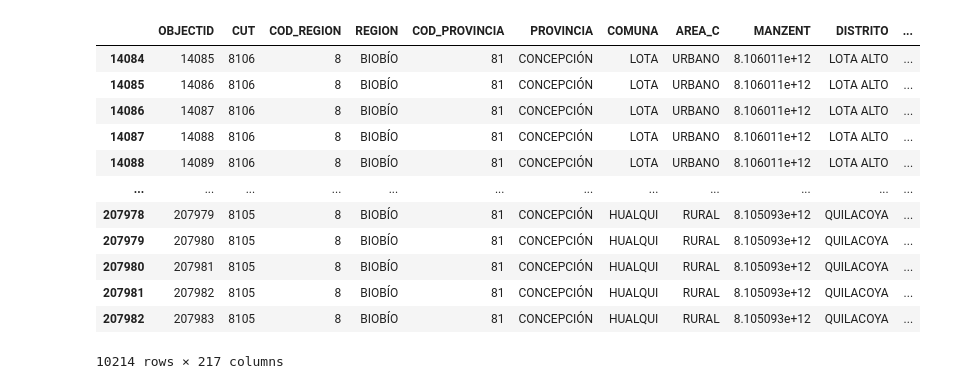
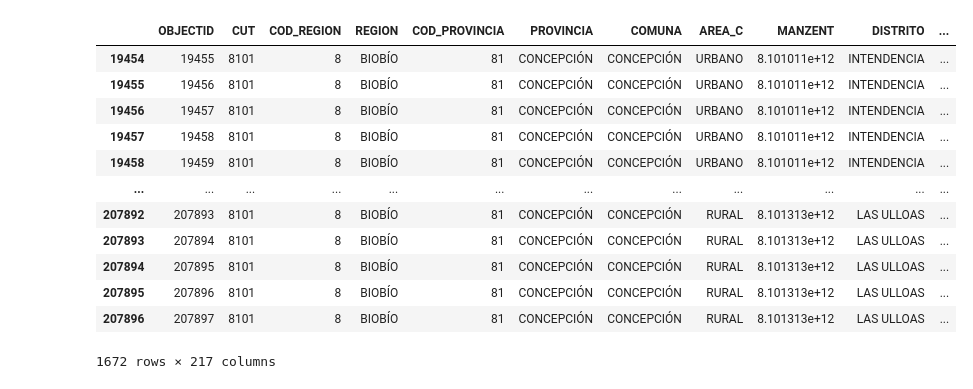
Before and after one commit to zetaso/accessity, a Jupyter notebook: accessibility_calculation.ipynb, the cells around one changed output. Cells and saved outputs as stored; diff of their text form; code cells hidden in the pictures.

```diff
--- a/accessibility_calculation.ipynb
+++ b/accessibility_calculation.ipynb
@@ -23,22 +25,23 @@ area
 # %%
 # load blocks from census
 # i will use this after to assign n_per value to each origin point
 
 blocks_gdf = gpd.read_parquet("blocks/Cartografia_censo2024_Pais_Manzanas.parquet")
-blocks_gdf = blocks_gdf[blocks_gdf.PROVINCIA == "CONCEPCIÓN"]
+blocks_gdf = blocks_gdf[blocks_gdf.COMUNA == "CONCEPCIÓN"]
+# blocks_gdf = blocks_gdf[blocks_gdf.PROVINCIA == "CONCEPCIÓN"]
 blocks_gdf = blocks_gdf[blocks_gdf.n_per > 0]
 blocks_gdf
 # %% [output]
 |  | OBJECTID | CUT | COD_REGION | REGION | COD_PROVINCIA | PROVINCIA | COMUNA | AREA_C | MANZENT | DISTRITO | ... |
-| 14084 | 14085 | 8106 | 8 | BIOBÍO | 81 | CONCEPCIÓN | LOTA | URBANO | 8.106011e+12 | LOTA ALTO | ... |
-| 14085 | 14086 | 8106 | 8 | BIOBÍO | 81 | CONCEPCIÓN | LOTA | URBANO | 8.106011e+12 | LOTA ALTO | ... |
-| 14086 | 14087 | 8106 | 8 | BIOBÍO | 81 | CONCEPCIÓN | LOTA | URBANO | 8.106011e+12 | LOTA ALTO | ... |
-| 14087 | 14088 | 8106 | 8 | BIOBÍO | 81 | CONCEPCIÓN | LOTA | URBANO | 8.106011e+12 | LOTA ALTO | ... |
-| 14088 | 14089 | 8106 | 8 | BIOBÍO | 81 | CONCEPCIÓN | LOTA | URBANO | 8.106011e+12 | LOTA ALTO | ... |
+| 19454 | 19455 | 8101 | 8 | BIOBÍO | 81 | CONCEPCIÓN | CONCEPCIÓN | URBANO | 8.101011e+12 | INTENDENCIA | ... |
+| 19455 | 19456 | 8101 | 8 | BIOBÍO | 81 | CONCEPCIÓN | CONCEPCIÓN | URBANO | 8.101011e+12 | INTENDENCIA | ... |
+| 19456 | 19457 | 8101 | 8 | BIOBÍO | 81 | CONCEPCIÓN | CONCEPCIÓN | URBANO | 8.101011e+12 | INTENDENCIA | ... |
+| 19457 | 19458 | 8101 | 8 | BIOBÍO | 81 | CONCEPCIÓN | CONCEPCIÓN | URBANO | 8.101011e+12 | INTENDENCIA | ... |
+| 19458 | 19459 | 8101 | 8 | BIOBÍO | 81 | CONCEPCIÓN | CONCEPCIÓN | URBANO | 8.101011e+12 | INTENDENCIA | ... |
 | ... | ... | ... | ... | ... | ... | ... | ... | ... | ... | ... | ... |
-| 207978 | 207979 | 8105 | 8 | BIOBÍO | 81 | CONCEPCIÓN | HUALQUI | RURAL | 8.105093e+12 | QUILACOYA | ... |
-| 207979 | 207980 | 8105 | 8 | BIOBÍO | 81 | CONCEPCIÓN | HUALQUI | RURAL | 8.105093e+12 | QUILACOYA | ... |
-| 207980 | 207981 | 8105 | 8 | BIOBÍO | 81 | CONCEPCIÓN | HUALQUI | RURAL | 8.105093e+12 | QUILACOYA | ... |
-| 207981 | 207982 | 8105 | 8 | BIOBÍO | 81 | CONCEPCIÓN | HUALQUI | RURAL | 8.105093e+12 | QUILACOYA | ... |
-| 207982 | 207983 | 8105 | 8 | BIOBÍO | 81 | CONCEPCIÓN | HUALQUI | RURAL | 8.105093e+12 | QUILACOYA | ... |
+| 207892 | 207893 | 8101 | 8 | BIOBÍO | 81 | CONCEPCIÓN | CONCEPCIÓN | RURAL | 8.101313e+12 | LAS ULLOAS | ... |
+| 207893 | 207894 | 8101 | 8 | BIOBÍO | 81 | CONCEPCIÓN | CONCEPCIÓN | RURAL | 8.101313e+12 | LAS ULLOAS | ... |
+| 207894 | 207895 | 8101 | 8 | BIOBÍO | 81 | CONCEPCIÓN | CONCEPCIÓN | RURAL | 8.101313e+12 | LAS ULLOAS | ... |
+| 207895 | 207896 | 8101 | 8 | BIOBÍO | 81 | CONCEPCIÓN | CONCEPCIÓN | RURAL | 8.101313e+12 | LAS ULLOAS | ... |
+| 207896 | 207897 | 8101 | 8 | BIOBÍO | 81 | CONCEPCIÓN | CONCEPCIÓN | RURAL | 8.101313e+12 | LAS ULLOAS | ... |
-10214 rows × 217 columns
+1672 rows × 217 columns
```
Also changed, not shown: parts of 16 cells of this notebook, 5 other files.
